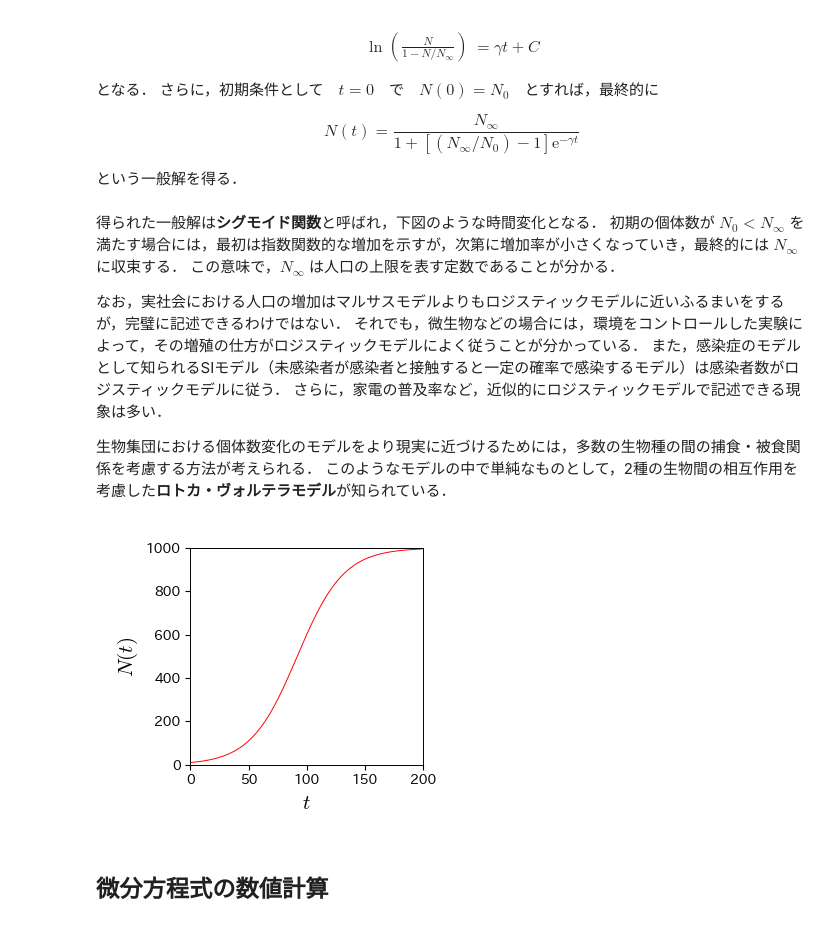
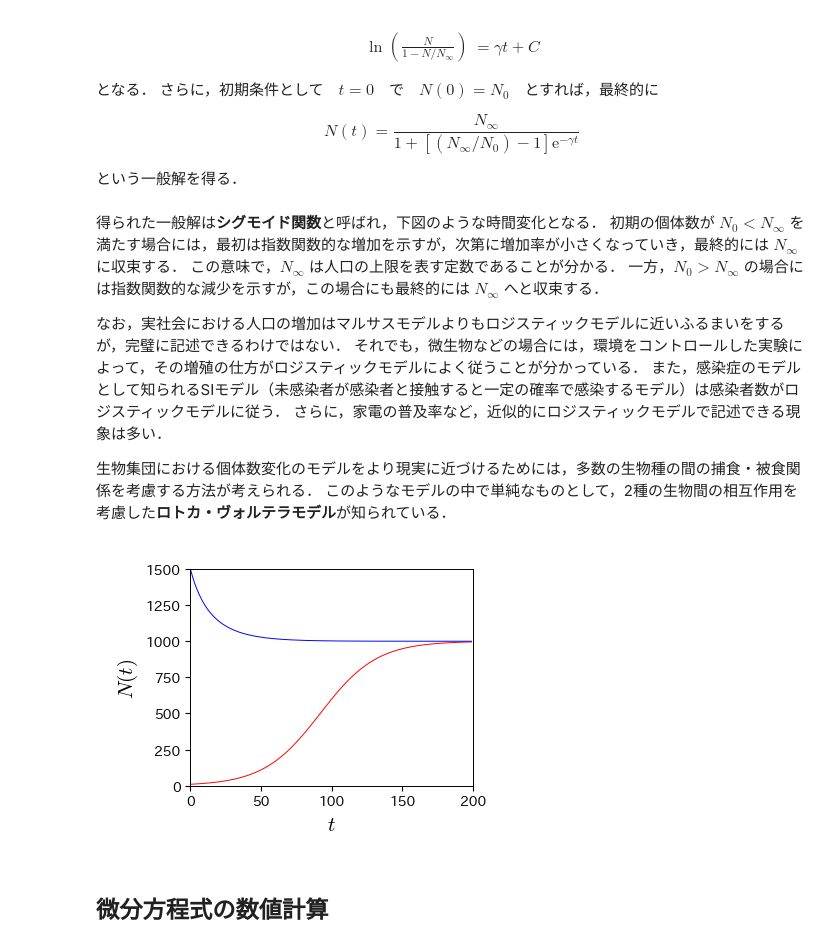
Before and after one commit to tnarizuka/modeling_simulation, a Jupyter notebook: _build/jupyter_execute/chap_5/5_diff_eq.ipynb, the cells around one changed output. Cells and saved outputs as stored; diff of their text form; code cells hidden in the pictures.

```diff
--- a/_build/jupyter_execute/chap_5/5_diff_eq.ipynb
+++ b/_build/jupyter_execute/chap_5/5_diff_eq.ipynb
@@ -182,7 +182,7 @@ $$
 得られた一般解は**シグモイド関数**と呼ばれ，下図のような時間変化となる．
 初期の個体数が $ N_{0} < N_{\infty} $ を満たす場合には，最初は指数関数的な増加を示すが，次第に増加率が小さくなっていき，最終的には $ N_{\infty} $ に収束する．
 この意味で，$ N_{\infty} $ は人口の上限を表す定数であることが分かる．
-<!-- 一方，$ N_{0} > N_{\infty} $ の場合には指数関数的な減少を示すが，この場合にも最終的には $ N_{\infty} $ へと収束する． -->
+一方，$ N_{0} > N_{\infty} $ の場合には指数関数的な減少を示すが，この場合にも最終的には $ N_{\infty} $ へと収束する．
 
 なお，実社会における人口の増加はマルサスモデルよりもロジスティックモデルに近いふるまいをするが，完璧に記述できるわけではない．
 それでも，微生物などの場合には，環境をコントロールした実験によって，その増殖の仕方がロジスティックモデルによく従うことが分かっている．
@@ -194,16 +194,17 @@ $$
 # %%
 def f_logistic(t, N0, N_max, gamma):
     return N_max*(1+(N_max/N0 - 1)*np.exp(-np.clip(gamma*t, -709, 100000)))**(-1)
 
-fig, ax = plt.subplots()
+fig, ax = plt.subplots(figsize=(4, 3))
 t = np.arange(200)
 ax.plot(t, f_logistic(t, 10, 1000, 0.05), 'r-')
+ax.plot(t, f_logistic(t, 1500, 1000, 0.05), 'b-')
 
-ax.set_xlim(0, 200), ax.set_ylim(0, 1000);
+ax.set_xlim(0, 200), ax.set_ylim(0, 1500);
 ax.set_xlabel('$t$', fontsize=15)
 ax.set_ylabel('$N(t)$', fontsize=15);
 # %% [output]
-[figure, old version]
+[figure, new version]
 # %% [markdown]
 ## 微分方程式の数値計算
 # %% [markdown]
```
Also changed, not shown: 11 other files.
